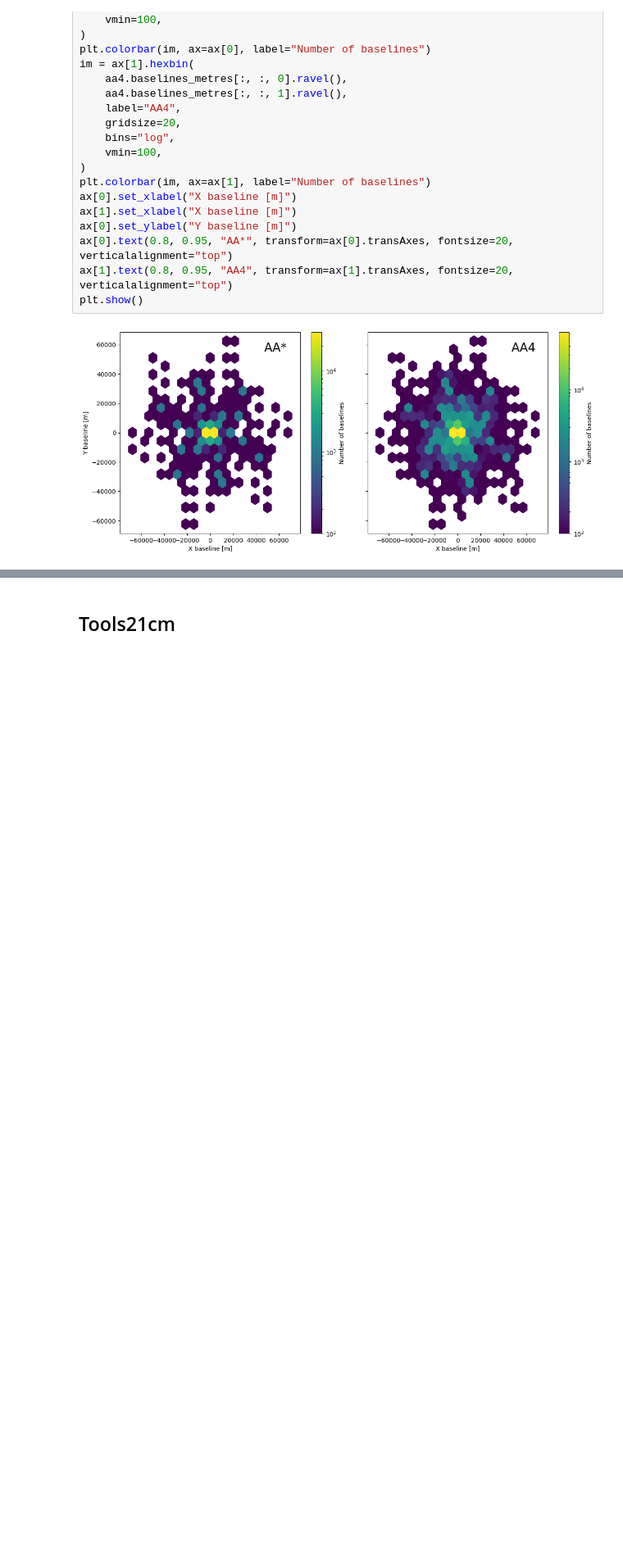
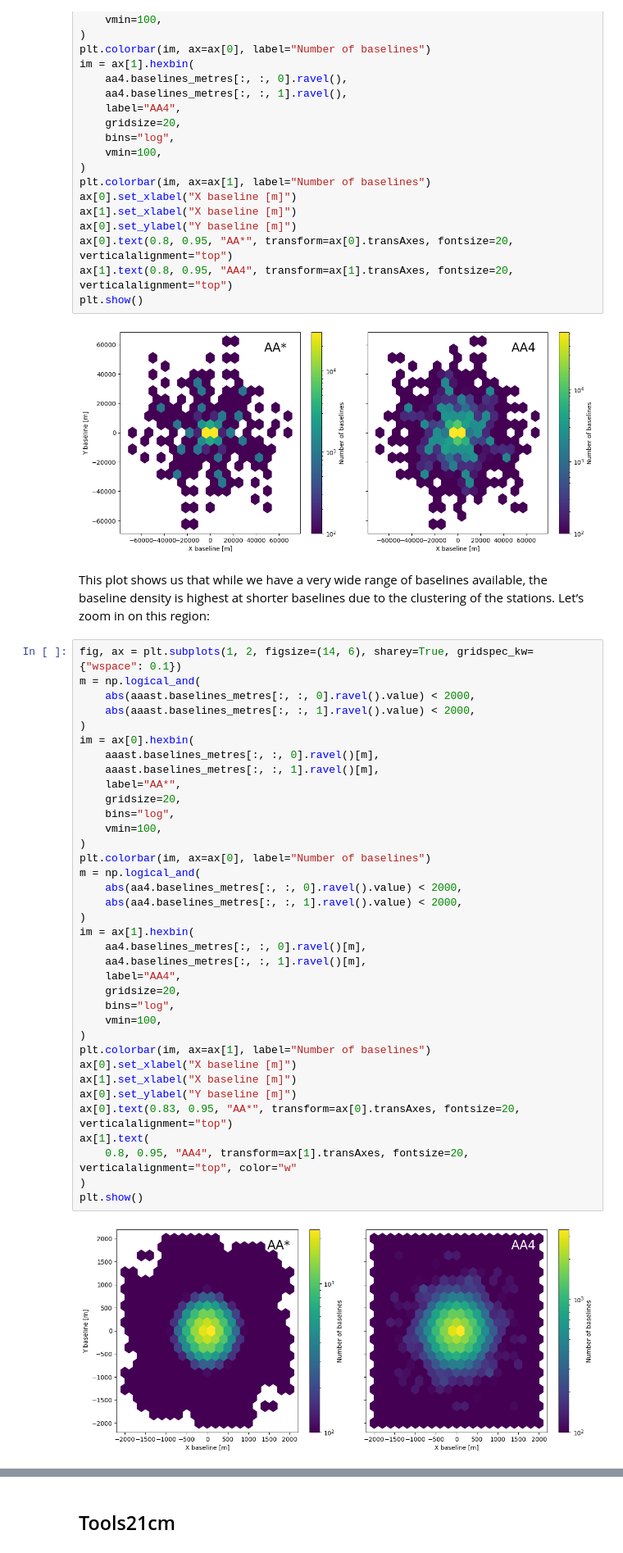
Before and after one commit to sambit-giri/tools21cm, a Jupyter notebook: notebooks/compare_noise_calc_21cmSense.ipynb, the cells around one changed output, grey strips where cells are left out. Shown at 82% size. Cells and saved outputs as stored; diff of their text form; blank space fills up the shorter version.

```diff
--- a/notebooks/compare_noise_calc_21cmSense.ipynb
+++ b/notebooks/compare_noise_calc_21cmSense.ipynb
@@ -144,3 +144,43 @@ ax[1].text(0.8, 0.95, "AA4", transform=ax[1].transAxes, fontsize=20, verticalali
 plt.show()
 # %% [output]
 [figure]
+# %% [markdown]
+This plot shows us that while we have a very wide range of baselines available, the baseline density is highest at shorter baselines due to the clustering of the stations. Let’s zoom in on this region:
+# %%
+fig, ax = plt.subplots(1, 2, figsize=(14, 6), sharey=True, gridspec_kw={"wspace": 0.1})
+m = np.logical_and(
+    abs(aaast.baselines_metres[:, :, 0].ravel().value) < 2000,
+    abs(aaast.baselines_metres[:, :, 1].ravel().value) < 2000,
+)
+im = ax[0].hexbin(
+    aaast.baselines_metres[:, :, 0].ravel()[m],
+    aaast.baselines_metres[:, :, 1].ravel()[m],
+    label="AA*",
+    gridsize=20,
+    bins="log",
+    vmin=100,
+)
+plt.colorbar(im, ax=ax[0], label="Number of baselines")
+m = np.logical_and(
+    abs(aa4.baselines_metres[:, :, 0].ravel().value) < 2000,
+    abs(aa4.baselines_metres[:, :, 1].ravel().value) < 2000,
+)
+im = ax[1].hexbin(
+    aa4.baselines_metres[:, :, 0].ravel()[m],
+    aa4.baselines_metres[:, :, 1].ravel()[m],
+    label="AA4",
+    gridsize=20,
+    bins="log",
+    vmin=100,
+)
+plt.colorbar(im, ax=ax[1], label="Number of baselines")
+ax[0].set_xlabel("X baseline [m]")
+ax[1].set_xlabel("X baseline [m]")
+ax[0].set_ylabel("Y baseline [m]")
+ax[0].text(0.83, 0.95, "AA*", transform=ax[0].transAxes, fontsize=20, verticalalignment="top")
+ax[1].text(
+    0.8, 0.95, "AA4", transform=ax[1].transAxes, fontsize=20, verticalalignment="top", color="w"
+)
+plt.show()
+# %% [output]
+[figure, added]
```
Also changed, not shown: parts of 12 cells of this notebook, 4 other files.
